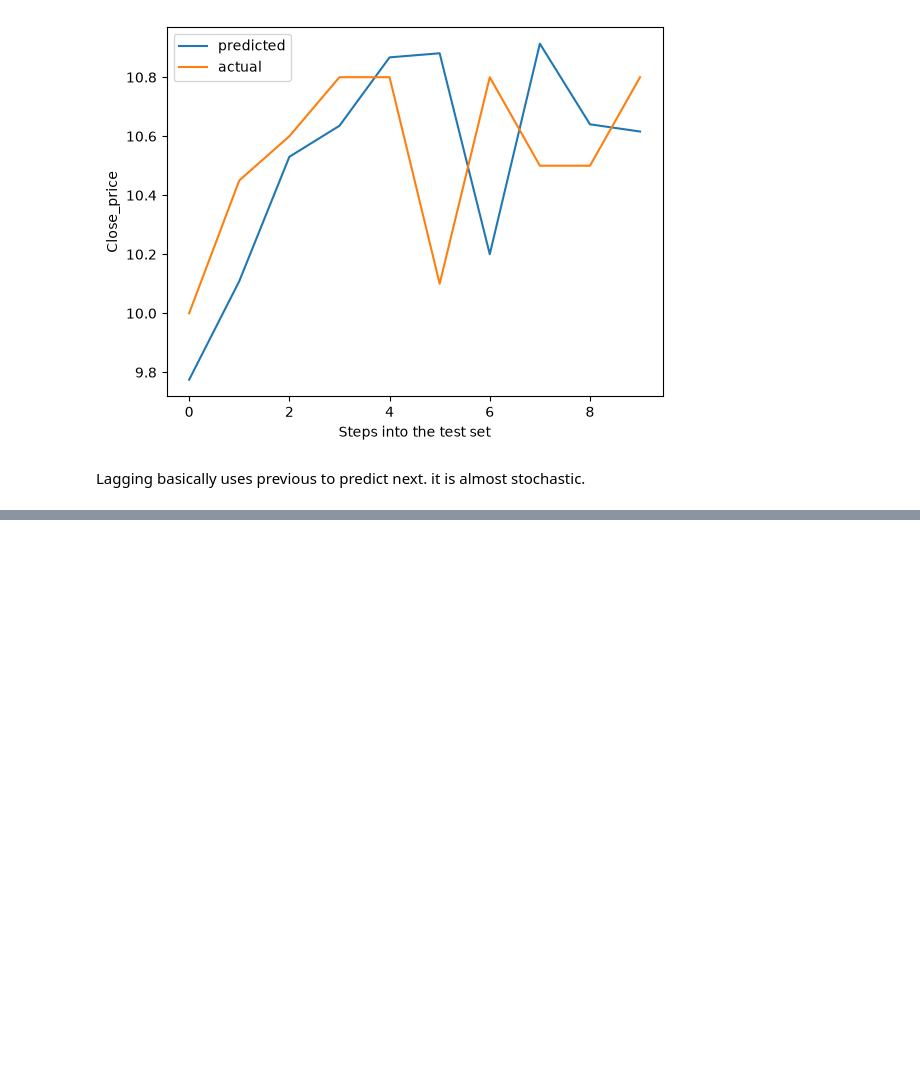
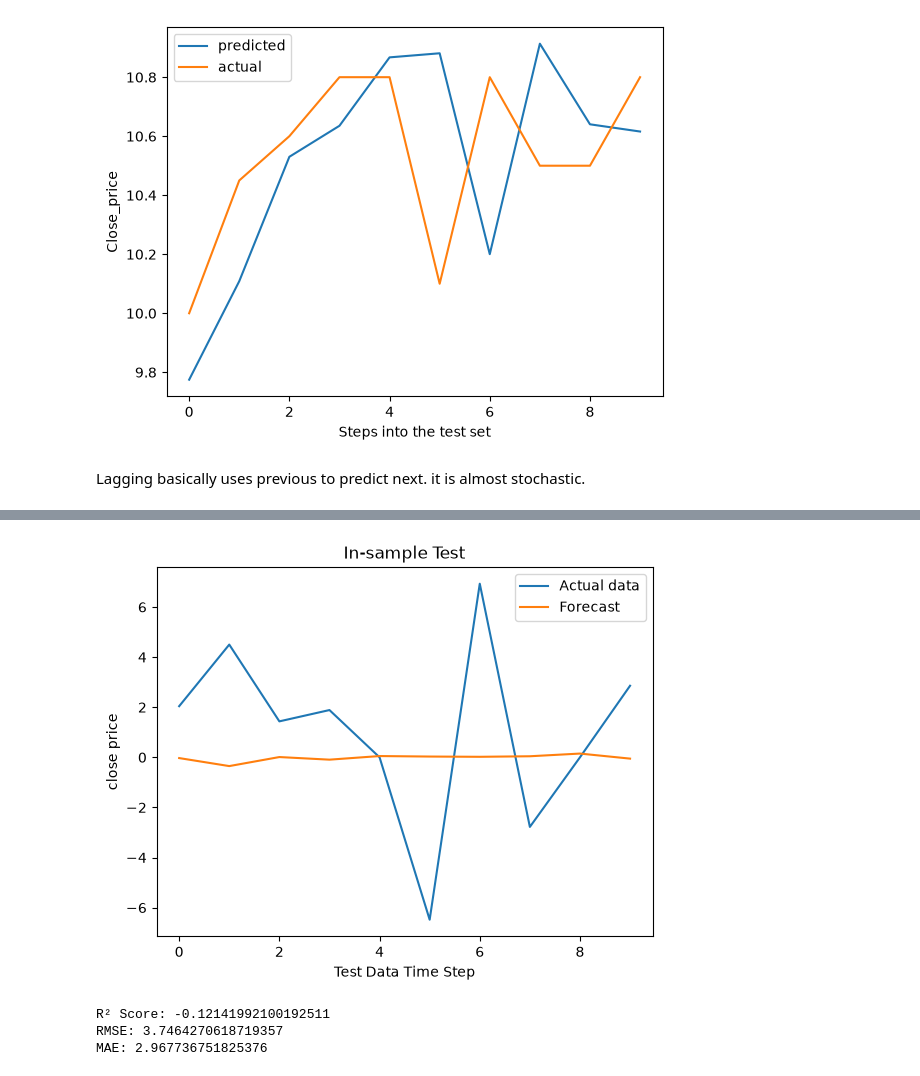
Before and after one commit to Udeani4/SectorLevel_StockPerformance_Predictoion, a Jupyter notebook: FCMB_stock_pred.ipynb, the cells around one changed output, grey strips where cells are left out. Cells and saved outputs as stored; diff of their text form; code cells hidden in the pictures; blank space fills up the shorter version.

```diff
--- a/FCMB_stock_pred.ipynb
+++ b/FCMB_stock_pred.ipynb
@@ -533,0 +758,43 @@ Lagging basically uses previous to predict next. it is almost stochastic.
+# %%
+# Fitting a SARIMA(2,1,0)(0,0,0)[12] model
+import random
+random.seed(12345)
+
+from statsmodels.tsa.statespace.sarimax import SARIMAX
+from sklearn.metrics import r2_score, mean_absolute_error, mean_squared_error
+import matplotlib.pyplot as plt
+import numpy as np
+import warnings
+
+warnings.filterwarnings('ignore')
+
+
+train = fcmb2['returns'][:-10]
+test = fcmb2['returns'][-10:]
+
+mod = SARIMAX(train, order=(0,0,2),
+seasonal_order=(0,0,1,30))
+
+res = mod.fit(disp=False)
+fcst = res.forecast(steps=10) ## we are forecasting 10 ahead instead of retraining cycle used in last topic. This is because this one will capture the seasonality as well
+
+plt.plot(list(test))
+plt.plot(list(fcst))
+plt.legend(['Actual data', 'Forecast'])
+plt.ylabel('close price')
+plt.xlabel('Test Data Time Step')
+plt.title("In-sample Test")
+plt.show()
+
+r2 = r2_score(test, fcst)
+rmse = np.sqrt(mean_squared_error(test, fcst))
+mae = mean_absolute_error(test, fcst)
+
+print("R² Score:", r2)
+print("RMSE:", rmse)
+print("MAE:", mae)
+# %% [output]
+[figure, added]
+R² Score: -0.12141992100192511
+RMSE: 3.7464270618719357
+MAE: 2.967736751825376
```
Also changed, not shown: parts of 43 cells of this notebook, 1 other file.
